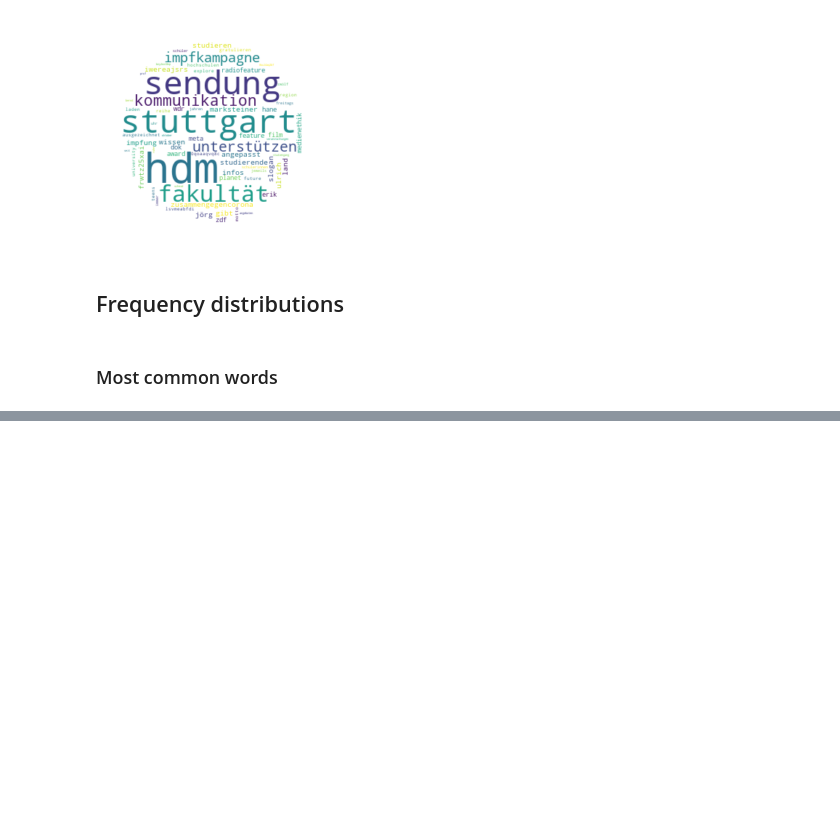
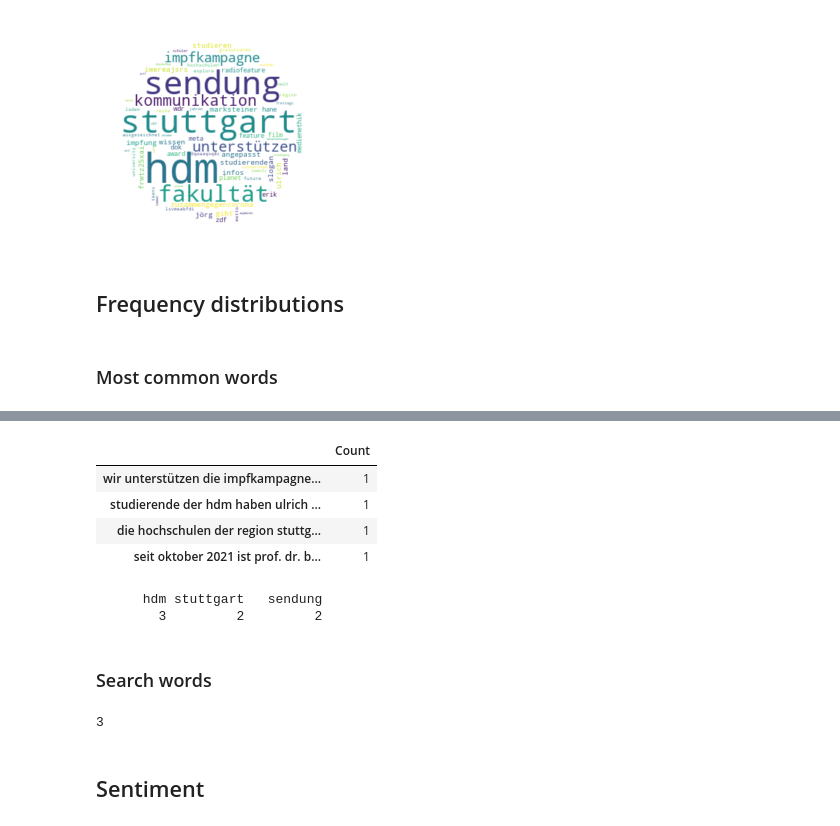
Before and after one commit to kirenz/twitter-tweepy, a Jupyter notebook: tweepy-nltk.ipynb, the cells around one changed output, grey strips where cells are left out. Cells and saved outputs as stored; diff of their text form; code cells hidden in the pictures; blank space fills up the shorter version.

```diff
--- a/tweepy-nltk.ipynb
+++ b/tweepy-nltk.ipynb
@@ -196,0 +180,21 @@ Start by loading the State of the Union corpus you downloaded earlier:
+# %%
+keywords_vc
+# %% [output]
+|  | Count |
+| wir unterstützen die impfkampagne... | 1 |
+| studierende der hdm haben ulrich ... | 1 |
+| die hochschulen der region stuttg... | 1 |
+| seit oktober 2021 ist prof. dr. b... | 1 |
+# %%
+fd.tabulate(3)
+# %% [output]
+      hdm stuttgart   sendung
+        3         2         2
+# %% [markdown]
+### Search words
+# %%
+fd["hdm"]
+# %% [output]
+3
+# %% [markdown]
+## Sentiment
```
Also changed, not shown: parts of 12 cells of this notebook, 2 other files.
